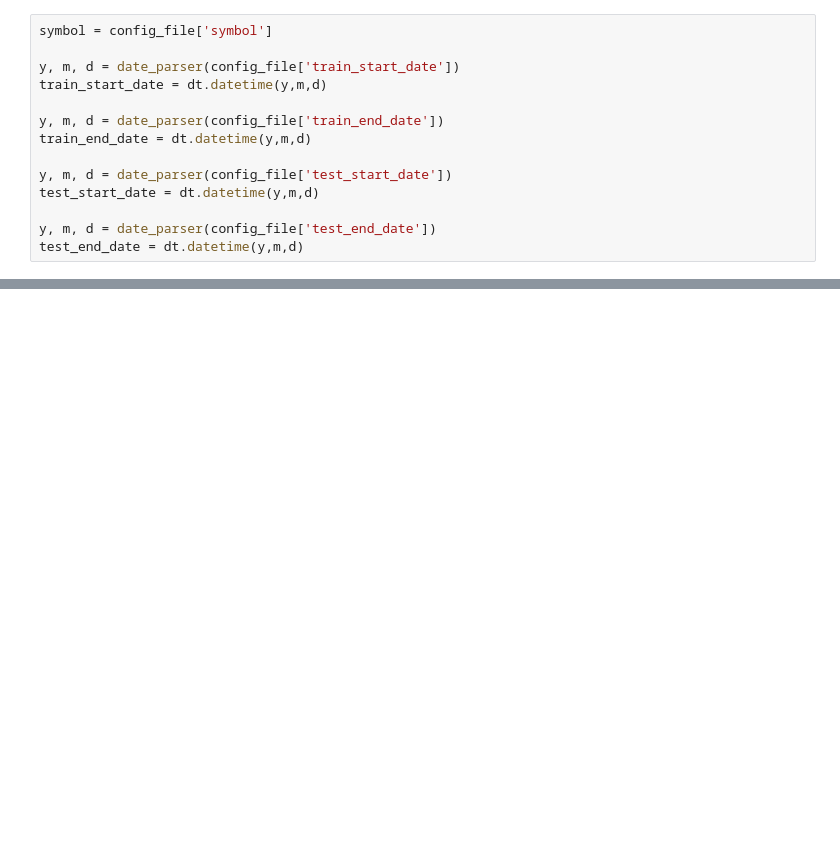
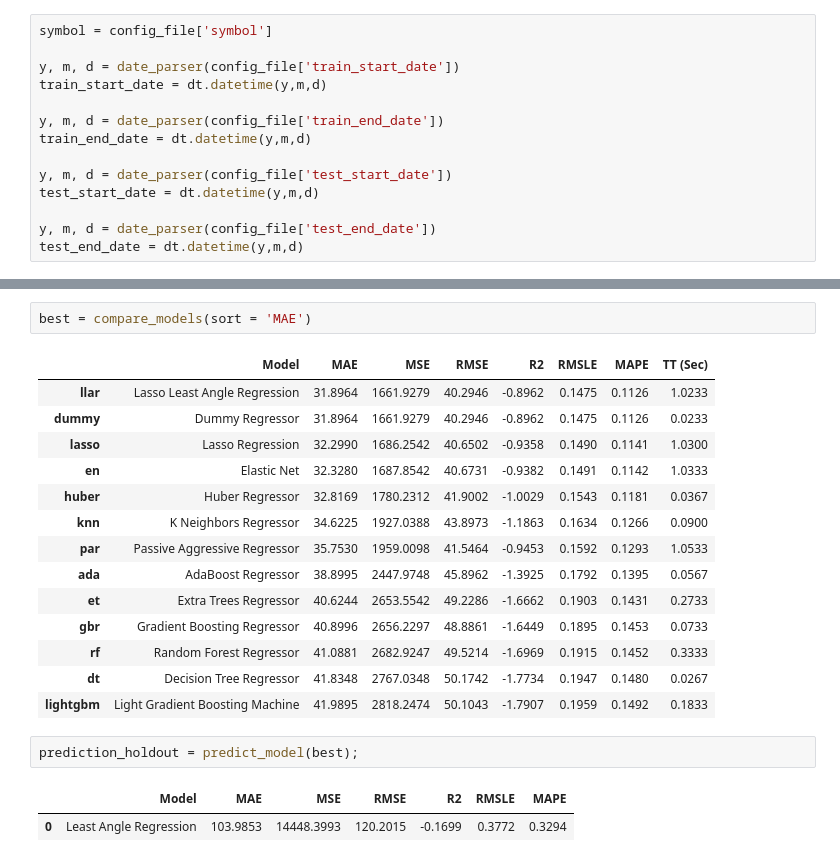
Before and after one commit to sudipta002/stock_prediction, a Jupyter notebook: Stock_Forecasting_PyCarret.ipynb, the cells around one changed output, grey strips where cells are left out. Drawn from its saved outputs; the diff is of its cells as text; blank space fills up the shorter version.

```diff
--- a/Stock_Forecasting_PyCarret.ipynb
+++ b/Stock_Forecasting_PyCarret.ipynb
@@ -78,0 +157,22 @@ s = setup(data = train, test_data = test, target = 'Passengers', fold_strategy =
+# %%
+best = compare_models(sort = 'MAE')
+# %% [output]
+|  | Model | MAE | MSE | RMSE | R2 | RMSLE | MAPE | TT (Sec) |
+| llar | Lasso Least Angle Regression | 31.8964 | 1661.9279 | 40.2946 | -0.8962 | 0.1475 | 0.1126 | 1.0233 |
+| dummy | Dummy Regressor | 31.8964 | 1661.9279 | 40.2946 | -0.8962 | 0.1475 | 0.1126 | 0.0233 |
+| lasso | Lasso Regression | 32.2990 | 1686.2542 | 40.6502 | -0.9358 | 0.1490 | 0.1141 | 1.0300 |
+| en | Elastic Net | 32.3280 | 1687.8542 | 40.6731 | -0.9382 | 0.1491 | 0.1142 | 1.0333 |
+| huber | Huber Regressor | 32.8169 | 1780.2312 | 41.9002 | -1.0029 | 0.1543 | 0.1181 | 0.0367 |
+| knn | K Neighbors Regressor | 34.6225 | 1927.0388 | 43.8973 | -1.1863 | 0.1634 | 0.1266 | 0.0900 |
+| par | Passive Aggressive Regressor | 35.7530 | 1959.0098 | 41.5464 | -0.9453 | 0.1592 | 0.1293 | 1.0533 |
+| ada | AdaBoost Regressor | 38.8995 | 2447.9748 | 45.8962 | -1.3925 | 0.1792 | 0.1395 | 0.0567 |
+| et | Extra Trees Regressor | 40.6244 | 2653.5542 | 49.2286 | -1.6662 | 0.1903 | 0.1431 | 0.2733 |
+| gbr | Gradient Boosting Regressor | 40.8996 | 2656.2297 | 48.8861 | -1.6449 | 0.1895 | 0.1453 | 0.0733 |
+| rf | Random Forest Regressor | 41.0881 | 2682.9247 | 49.5214 | -1.6969 | 0.1915 | 0.1452 | 0.3333 |
+| dt | Decision Tree Regressor | 41.8348 | 2767.0348 | 50.1742 | -1.7734 | 0.1947 | 0.1480 | 0.0267 |
+| lightgbm | Light Gradient Boosting Machine | 41.9895 | 2818.2474 | 50.1043 | -1.7907 | 0.1959 | 0.1492 | 0.1833 |
+# %%
+prediction_holdout = predict_model(best);
+# %% [output]
+|  | Model | MAE | MSE | RMSE | R2 | RMSLE | MAPE |
+| 0 | Least Angle Regression | 103.9853 | 14448.3993 | 120.2015 | -0.1699 | 0.3772 | 0.3294 |
```
Also changed, not shown: parts of 15 cells of this notebook.
